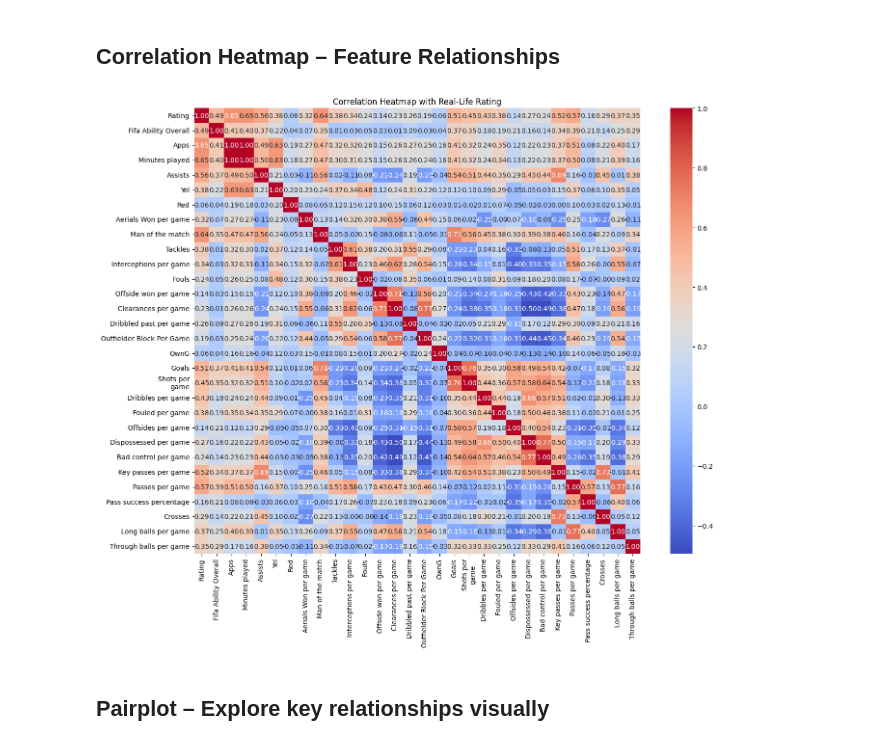
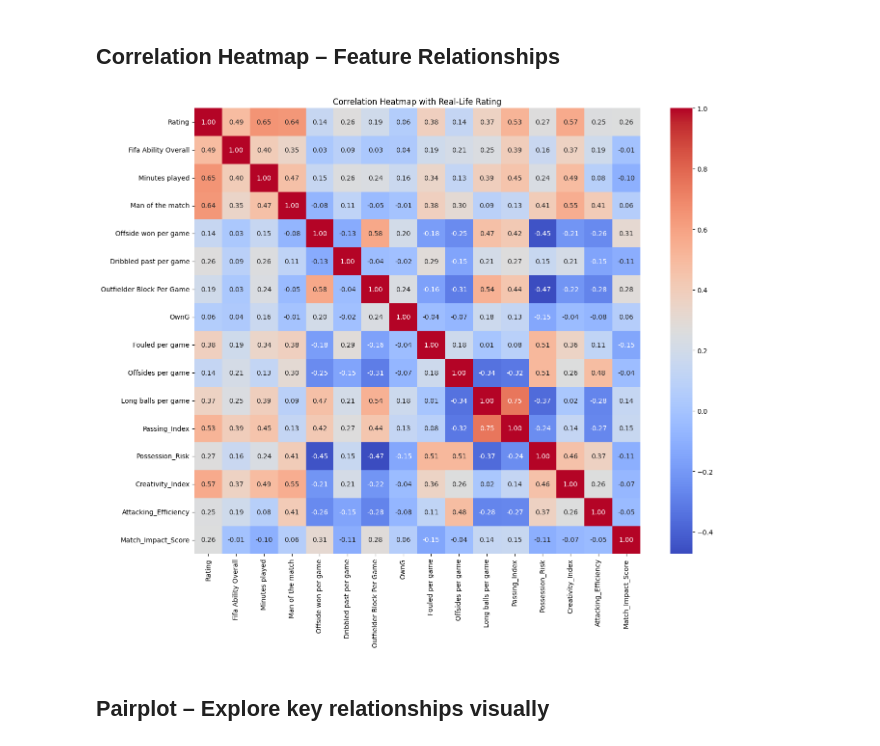
Before and after one commit to RMehdid/EA-Twin, a Jupyter notebook: notebooks/visualization.ipynb, the cells around one changed output. Drawn from its saved outputs; the diff is of its cells as text; code cells hidden in the pictures.

Commit message:
further work on data engineering and visualiztion

```diff
--- a/notebooks/visualization.ipynb
+++ b/notebooks/visualization.ipynb
@@ -3,25 +3,25 @@ import pandas as pd
 import matplotlib.pyplot as plt
 import seaborn as sns
 # %%
-file_path = '../data/cleaned.xlsx'
-df_cleaned = pd.read_excel(file_path)
+file_path = '../data/featured.xlsx'
+df_featured = pd.read_excel(file_path)
 # %% [markdown]
 ## Correlation Heatmap – Feature Relationships
 # %%
 # Add Rating back temporarily for correlation plot
-df_corr = df_cleaned.copy()
-df_corr['Rating'] = df['Rating']
+df_corr = df_featured.copy()
+df_corr['Rating'] = df_featured['Rating']
 
 # Select only numeric columns
 df_corr_numeric = df_corr.select_dtypes(include=['int64', 'float64'])
 
 # Plot correlation heatmap
 plt.figure(figsize=(16, 12))
 sns.heatmap(df_corr_numeric.corr(), cmap='coolwarm', annot=True, fmt=".2f", square=True)
 plt.title("Correlation Heatmap with Real-Life Rating")
 plt.show()
 # %% [output]
-[figure, old version]
+[figure, new version]
 # %% [markdown]
 ## Pairplot – Explore key relationships visually
 # %%
```
Also changed, not shown: parts of 3 cells of this notebook, 4 other files.
